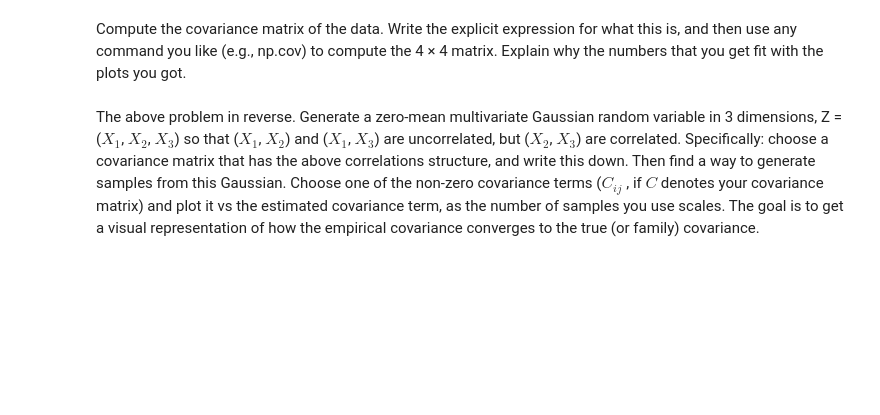
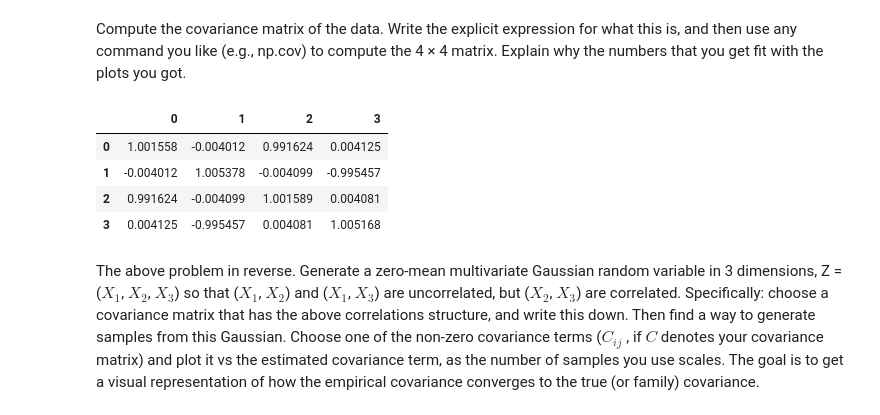
Before and after one commit to KylePolansky/EE379K-DS, a Jupyter notebook: Lab2/Lab2.ipynb, the cells around one changed output. Saved outputs shown, nothing was run; the diff lists cells and outputs as text; code cells hidden in the pictures; blank space fills up the shorter version.

```diff
--- a/Lab2/Lab2.ipynb
+++ b/Lab2/Lab2.ipynb
@@ -14,5 +38,13 @@ Figure out how to do this with Pandas, and also how to do this with Seaborn
 # %% [markdown]
 Compute the covariance matrix of the data. Write the explicit expression for what this is, and then use any command you like (e.g., np.cov) to compute the 4 × 4 matrix. Explain why the numbers that you get fit with the plots you got.
+# %%
+df.cov()
+# %% [output]
+|  | 0 | 1 | 2 | 3 |
+| 0 | 1.001558 | -0.004012 | 0.991624 | 0.004125 |
+| 1 | -0.004012 | 1.005378 | -0.004099 | -0.995457 |
+| 2 | 0.991624 | -0.004099 | 1.001589 | 0.004081 |
+| 3 | 0.004125 | -0.995457 | 0.004081 | 1.005168 |
 # %% [markdown]
 The above problem in reverse. Generate a zero-mean multivariate Gaussian random variable in 3 dimensions, Z = ($X_1$, $X_2$, $X_3$) so that ($X_1$, $X_2$) and ($X_1$, $X_3$) are uncorrelated, but ($X_2$, $X_3$) are correlated. Specifically: choose a covariance matrix that has the above correlations structure, and write this down. Then find a way to generate samples from this Gaussian. Choose one of the non-zero covariance terms ($C_{ij}$ , if $C$ denotes your covariance matrix) and plot it vs the estimated covariance term, as the number of samples you use scales. The goal is to get a visual representation of how the empirical covariance converges to the true (or family) covariance.
 # %% [markdown]
```
Also changed, not shown: parts of 5 cells of this notebook.
